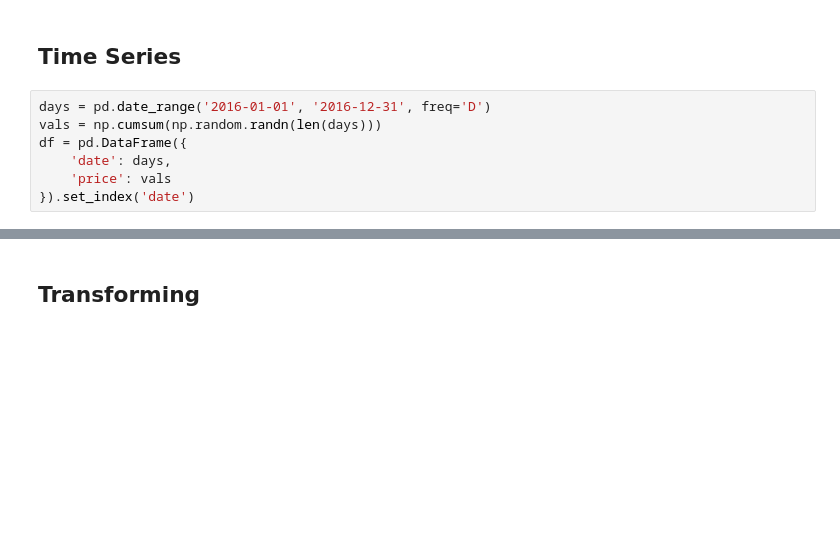
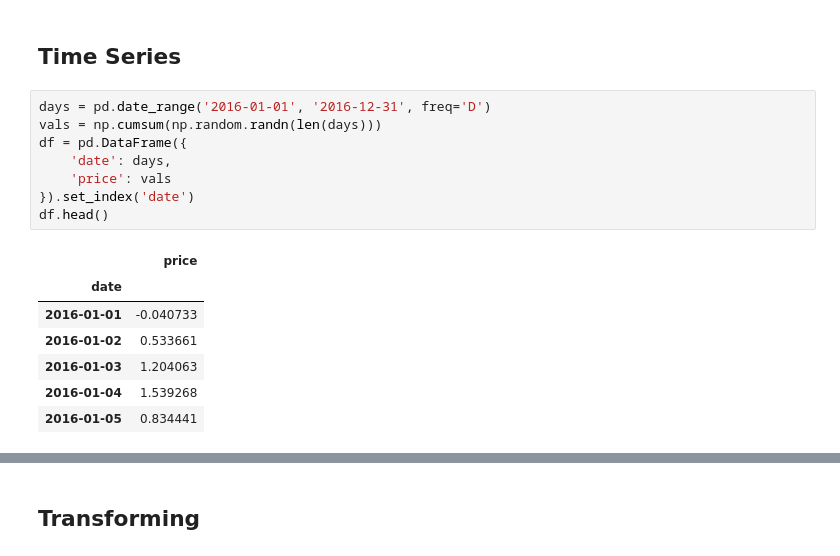
Before and after one commit to iamlemec/data_science, a Jupyter notebook: Session_2.ipynb, the cells around one changed output, grey strips where cells are left out. Saved outputs shown, nothing was run; the diff lists cells and outputs as text; blank space fills up the shorter version.

```diff
--- a/Session_2.ipynb
+++ b/Session_2.ipynb
@@ -187,8 +186,17 @@ pd.DataFrame({
 # %%
 days = pd.date_range('2016-01-01', '2016-12-31', freq='D')
 vals = np.cumsum(np.random.randn(len(days)))
 df = pd.DataFrame({
     'date': days,
     'price': vals
 }).set_index('date')
+df.head()
+# %% [output]
+|  | price |
+| date |  |
+| 2016-01-01 | -0.040733 |
+| 2016-01-02 | 0.533661 |
+| 2016-01-03 | 1.204063 |
+| 2016-01-04 | 1.539268 |
+| 2016-01-05 | 0.834441 |
 # %%
```
Also changed, not shown: parts of 38 cells of this notebook, 1 other file.
